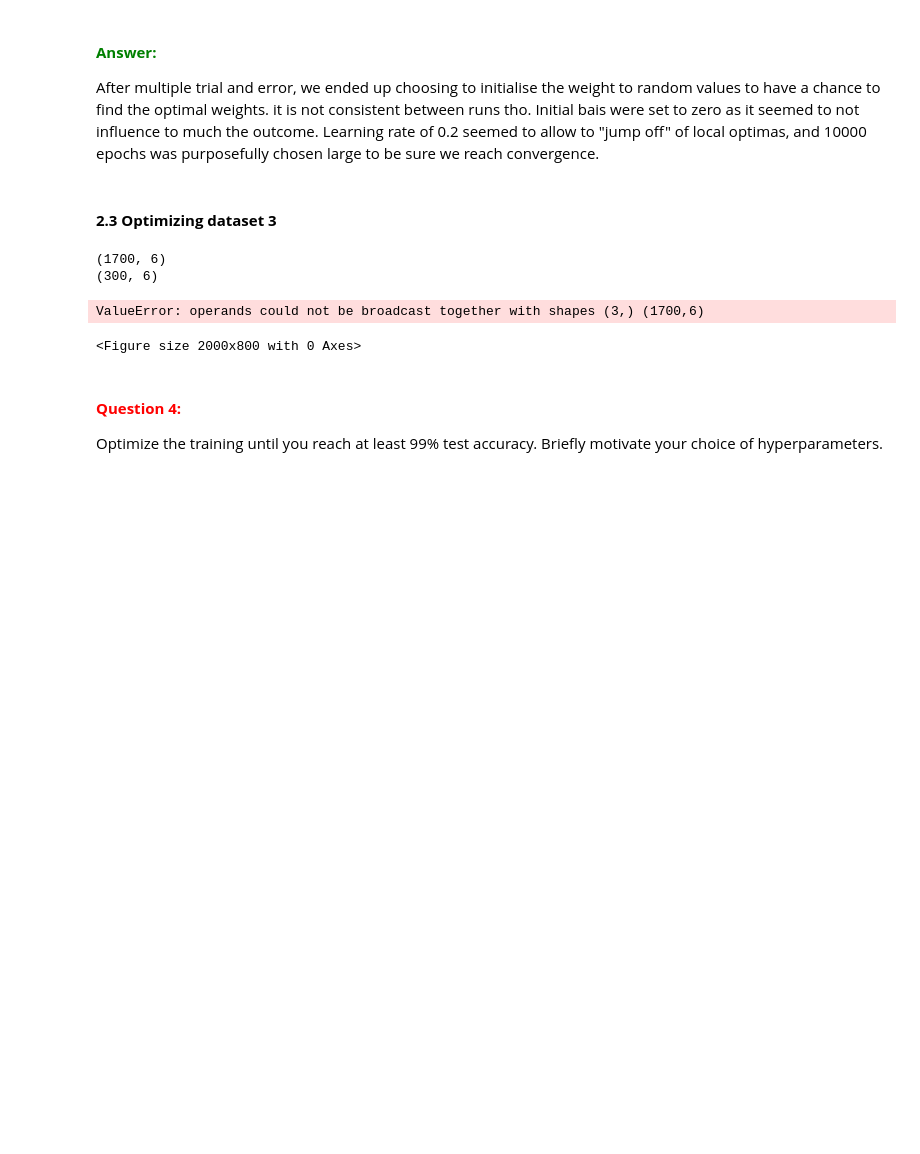
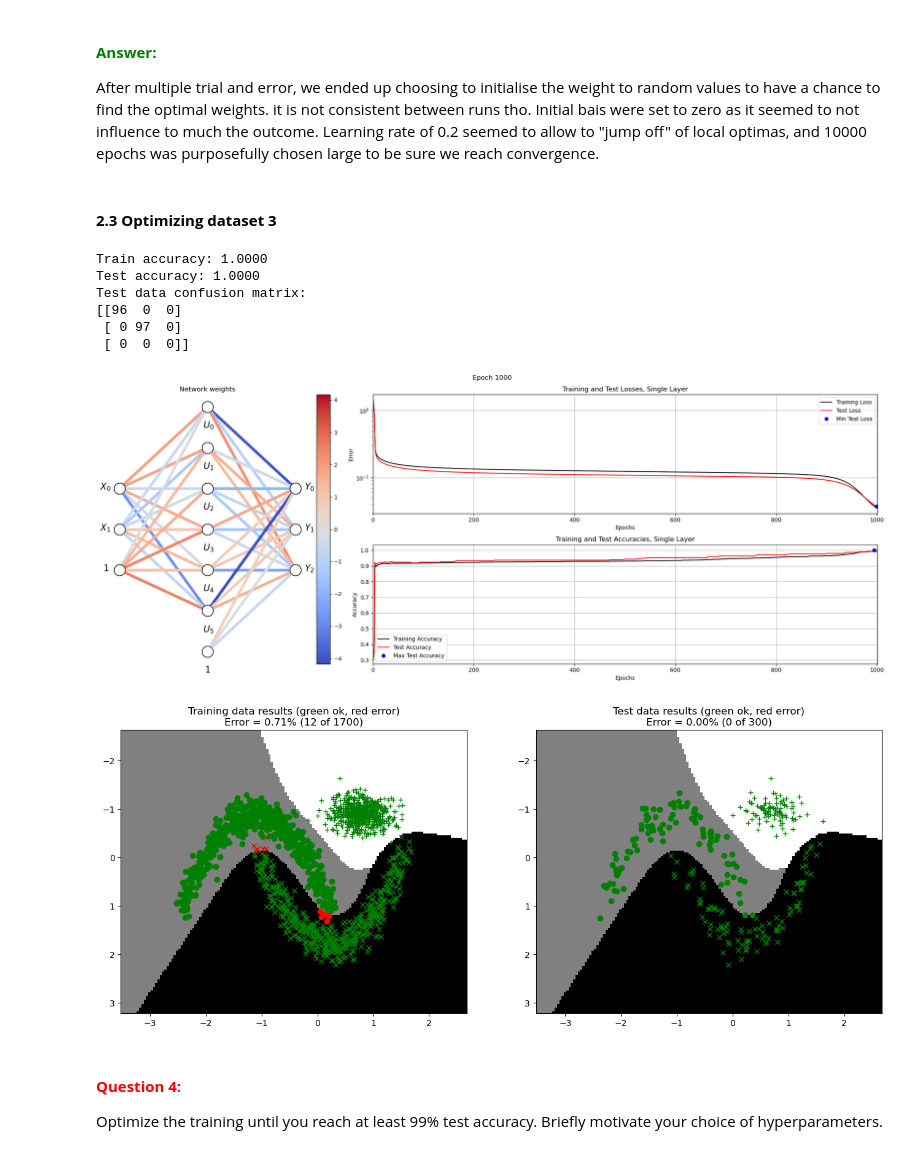
Before and after one commit to hugo-morvan/Neural_Networks, a Jupyter notebook: LabCode/A1_Supervised/main3_MultiLayer.ipynb, the cells around one changed output. Saved outputs shown, nothing was run; the diff lists cells and outputs as text; code cells hidden in the pictures; blank space fills up the shorter version.

```diff
--- a/LabCode/A1_Supervised/main3_MultiLayer.ipynb
+++ b/LabCode/A1_Supervised/main3_MultiLayer.ipynb
@@ -447,25 +438,29 @@ After multiple trial and error, we ended up choosing to initialise the weight to
 # %%
 # --------------------------------------------
 # === Your code here =========================
 # --------------------------------------------
 nInputs  = 2
 nClasses = 3
 nHidden  = 6
 
-W1_0 = np.ones((nInputs, nHidden))
-B1_0 = np.zeros((1,nHidden))
-W2_0 = np.ones((nHidden, nClasses))
-B2_0 = np.zeros((1,nClasses))
+W1_0 = np.random.randn(nInputs, nHidden)
+B1_0 = np.ones((1,nHidden))
+W2_0 = np.random.randn(nHidden, nClasses)
+B2_0 = np.ones((1,nClasses))
 
-params = {"epochs": 50000, "learningRate": 0.01, "normalize": True, "useTanhOutput": True}
+params = {"epochs": 1000, "learningRate": 0.3, "normalize": True, "useTanhOutput": True}
 # ============================================
 
 trainMultiLayerOnDataset(3, 0.15, W1_0, B1_0, W2_0, B2_0, params)
 # %% [output]
-(1700, 6)
-(300, 6)
+Train accuracy: 1.0000
+Test accuracy: 1.0000
+Test data confusion matrix:
+[[96  0  0]
+ [ 0 97  0]
+ [ 0  0  0]]
-ValueError: operands could not be broadcast together with shapes (3,) (1700,6)
-<Figure size 2000x800 with 0 Axes>
+[figure, added]
+[figure, added]
 # %% [markdown]
 #### **<span style="color:red">Question 4:</span>**
 
```
Also changed, not shown: parts of 5 cells of this notebook, 2 other files.
